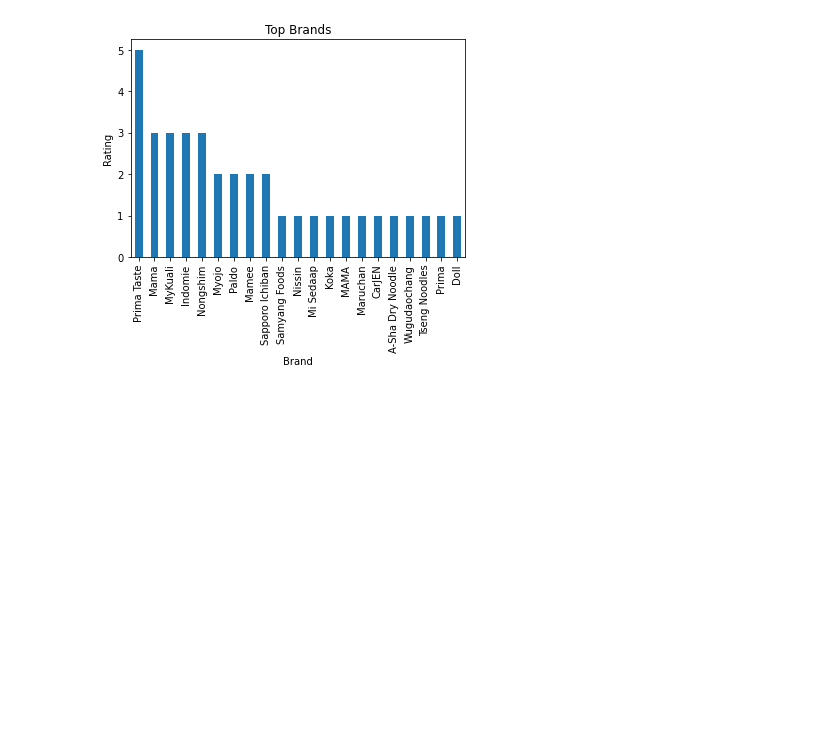
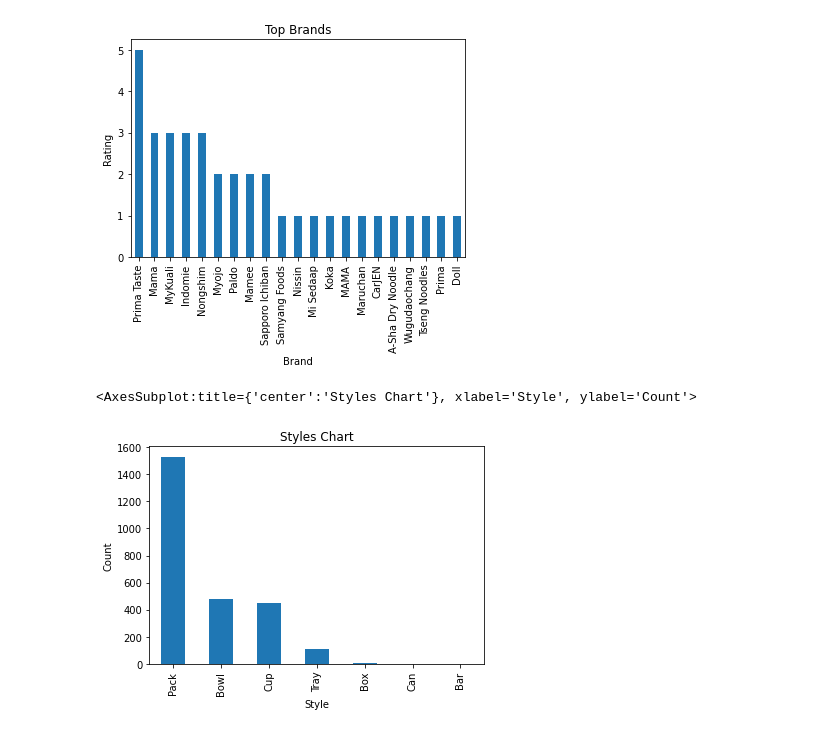
Before and after one commit to MohamedAbdElgni/Ramen-Ratings, a Jupyter notebook: Untitled-1.ipynb, the cells around one changed output. Cells and saved outputs as stored; diff of their text form; code cells hidden in the pictures; blank space fills up the shorter version.

```diff
--- a/Untitled-1.ipynb
+++ b/Untitled-1.ipynb
@@ -72,3 +72,8 @@ t10["Brand"].value_counts().plot(kind="bar", title='Top10 Brands', xlabel='Brand
 # %% [output]
 <AxesSubplot:title={'center':'Top Brands'}, xlabel='Brand', ylabel='Rating'>
 [figure]
+# %%
+df_c['Style'].value_counts().plot(kind="bar", title='Styles Chart', xlabel='Style', ylabel='Count')
+# %% [output]
+<AxesSubplot:title={'center':'Styles Chart'}, xlabel='Style', ylabel='Count'>
+[figure, added]
```
